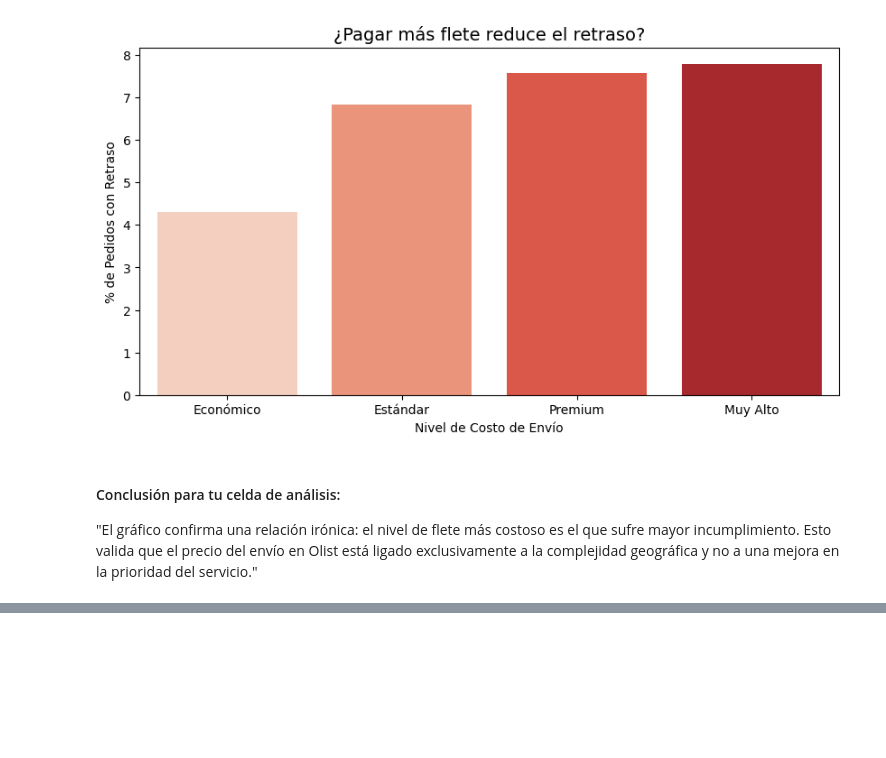
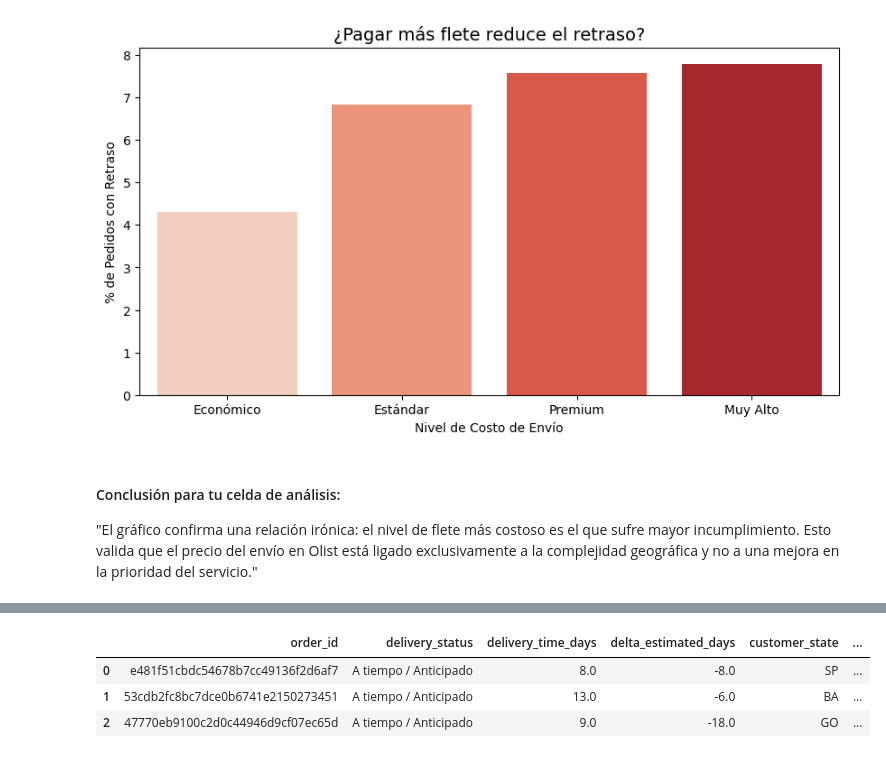
Before and after one commit to marcobustosblas/ecommerce-olist-analysis, a Jupyter notebook: notebooks/05_logistic_and_delivery_analysis.ipynb, the cells around one changed output, grey strips where cells are left out. Saved outputs shown, nothing was run; the diff lists cells and outputs as text; code cells hidden in the pictures; blank space fills up the shorter version.

```diff
--- a/notebooks/05_logistic_and_delivery_analysis.ipynb
+++ b/notebooks/05_logistic_and_delivery_analysis.ipynb
@@ -342,0 +354,14 @@ plt.show()
+# %%
+# 1. Selecciono las columnas numéricas clave para el análisis
+# Incluyo precio, flete, días de entrega, el delta (retraso) y la calificación
+df_corr = pd.merge(
+    df_freight,
+    orders_reviews[['order_id', 'review_score']],
+    on='order_id'
+)
+df_corr.head(3)
+# %% [output]
+|  | order_id | delivery_status | delivery_time_days | delta_estimated_days | customer_state | ... |
+| 0 | e481f51cbdc54678b7cc49136f2d6af7 | A tiempo / Anticipado | 8.0 | -8.0 | SP | ... |
+| 1 | 53cdb2fc8bc7dce0b6741e2150273451 | A tiempo / Anticipado | 13.0 | -6.0 | BA | ... |
+| 2 | 47770eb9100c2d0c44946d9cf07ec65d | A tiempo / Anticipado | 9.0 | -18.0 | GO | ... |
```
Also changed, not shown: parts of 7 cells of this notebook.
